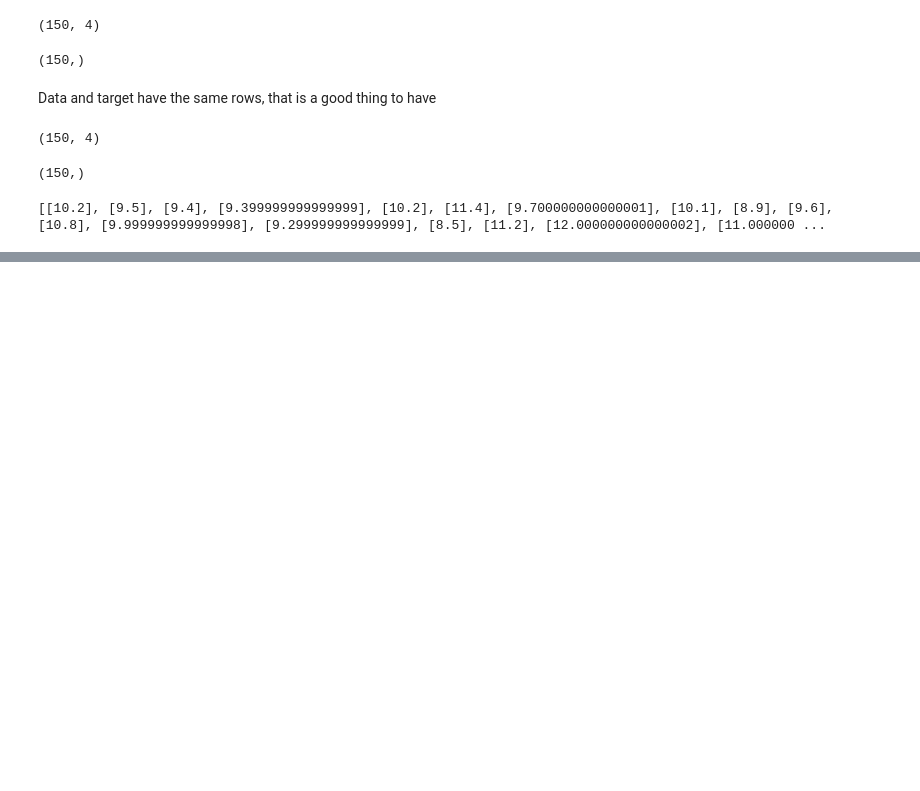
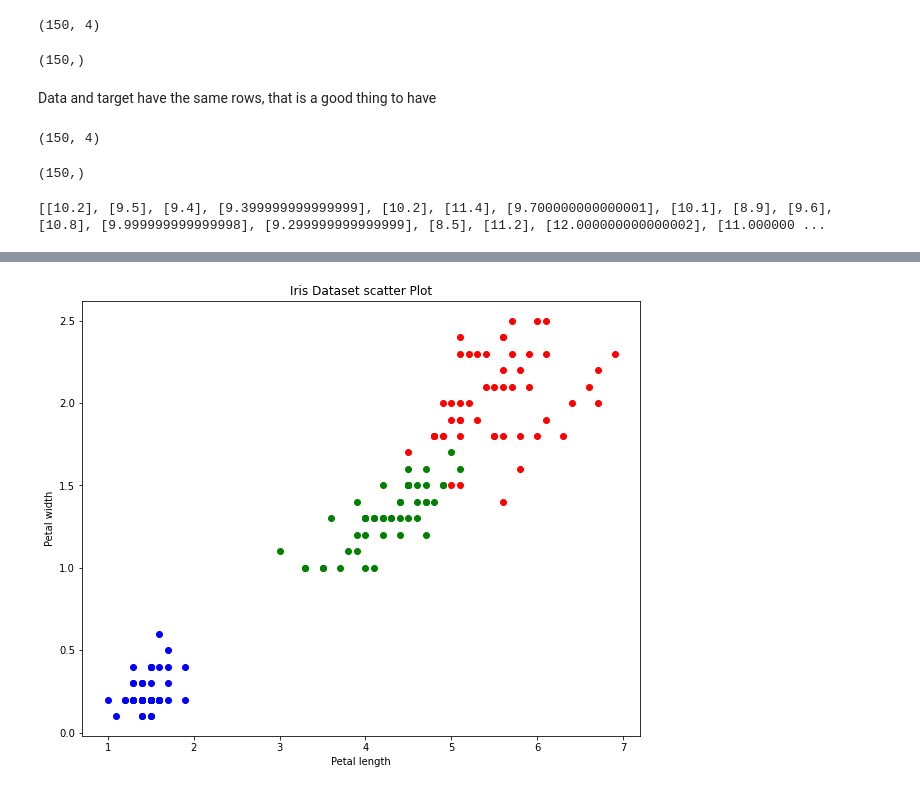
Before and after one commit to nicolaszuleta95/Data-Science-Portfolio, a Jupyter notebook: iris_EDA.ipynb, the cells around one changed output, grey strips where cells are left out. Cells and saved outputs as stored; diff of their text form; code cells hidden in the pictures; blank space fills up the shorter version.

```diff
--- a/iris_EDA.ipynb
+++ b/iris_EDA.ipynb
@@ -97,0 +120,23 @@ Text(0, 0.5, 'Targets')
+# %%
+#Finding the relationship between Petal Length and Petal width
+featuresAll = []
+targets = []
+for feature in features:
+    featuresAll.append(feature[2]) #Petal length
+    targets.append(feature[3]) #Petal width
+
+groups = ('Iris-setosa','Iris-versicolor','Iris-virginica')
+colors = ('blue', 'green','red')
+data = ((featuresAll[:50], targets[:50]), (featuresAll[50:100], targets[50:100]),
+        (featuresAll[100:150], targets[100:150]))
+
+for item, color, group in zip(data,colors,groups):
+    #item = (featuresAll[:50], targets[:50]), (featuresAll[50:100], targets[50:100]), (featuresAll[100:150], targets[100:150])
+    x0, y0 = item
+    plt.scatter(x0, y0,color=color,alpha=1)
+    plt.title('Iris Dataset scatter Plot')
+plt.xlabel('Petal length')
+plt.ylabel('Petal width')
+plt.show()
+# %% [output]
+[figure, added]
```
Also changed, not shown: parts of 2 cells of this notebook.
